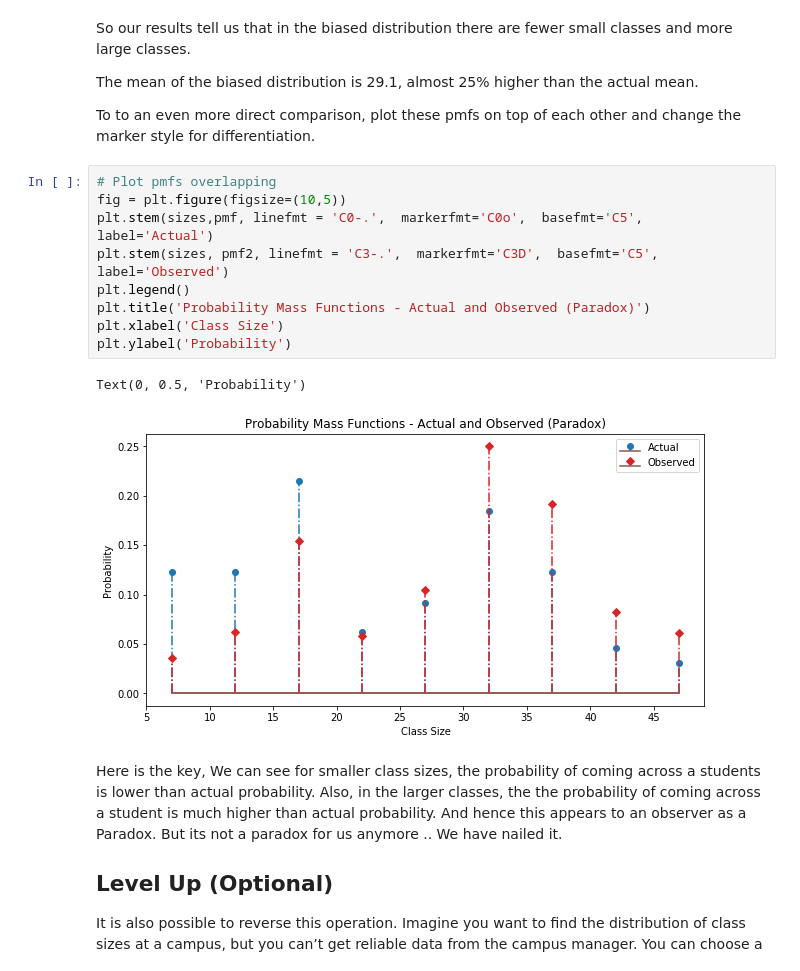
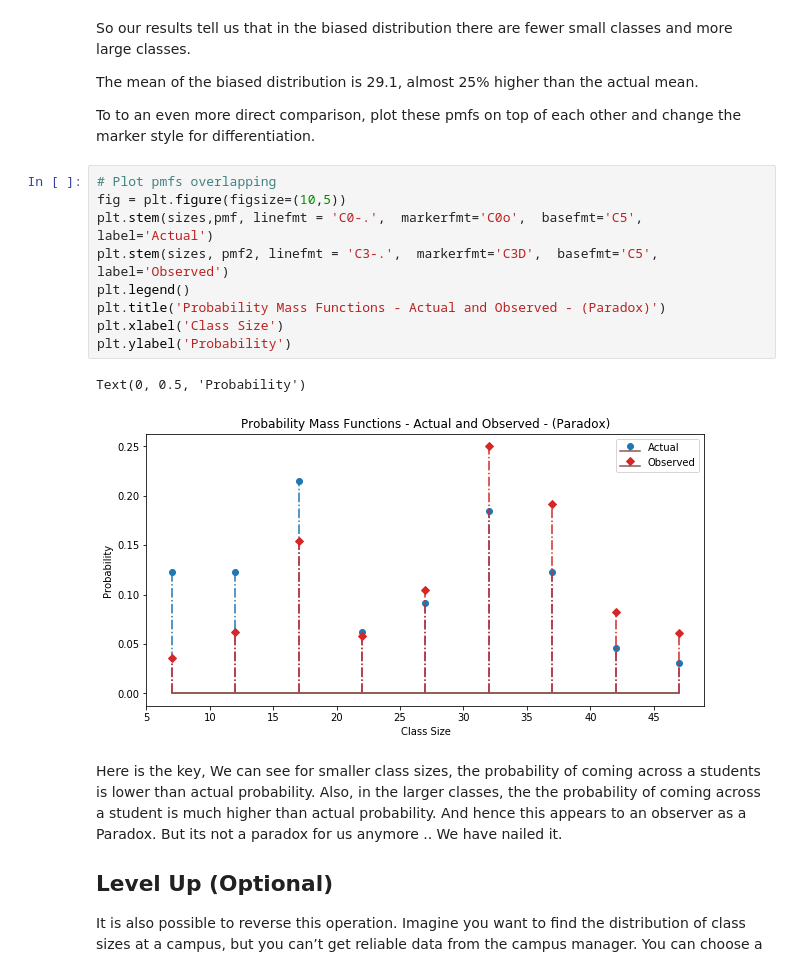
Before and after one commit to georgewillben/dsc-0-09-07-stats-pmf-lab-online-ds-pt-100118, a Jupyter notebook: index.ipynb, the cells around one changed output. Drawn from its saved outputs; the diff is of its cells as text.

```diff
--- a/index.ipynb
+++ b/index.ipynb
@@ -200,15 +200,15 @@ To to an even more direct comparison, plot these pmfs on top of each other and c
 # %%
 # Plot pmfs overlapping
 fig = plt.figure(figsize=(10,5))
 plt.stem(sizes,pmf, linefmt = 'C0-.',  markerfmt='C0o',  basefmt='C5', label='Actual')
 plt.stem(sizes, pmf2, linefmt = 'C3-.',  markerfmt='C3D',  basefmt='C5', label='Observed')
 plt.legend()
-plt.title('Probability Mass Functions - Actual and Observed (Paradox)')
+plt.title('Probability Mass Functions - Actual and Observed - (Paradox)')
 plt.xlabel('Class Size')
 plt.ylabel('Probability')
 # %% [output]
 Text(0, 0.5, 'Probability')
-[figure, old version]
+[figure, new version]
 # %% [markdown]
 Here is the key, We can see for smaller class sizes, the probability of coming across a students is lower than actual probability. Also, in the larger classes, the the probability of coming across a student is much higher than actual probability. And hence this appears to an observer as a Paradox. But its not a paradox for us anymore .. We have nailed it.
 
```
